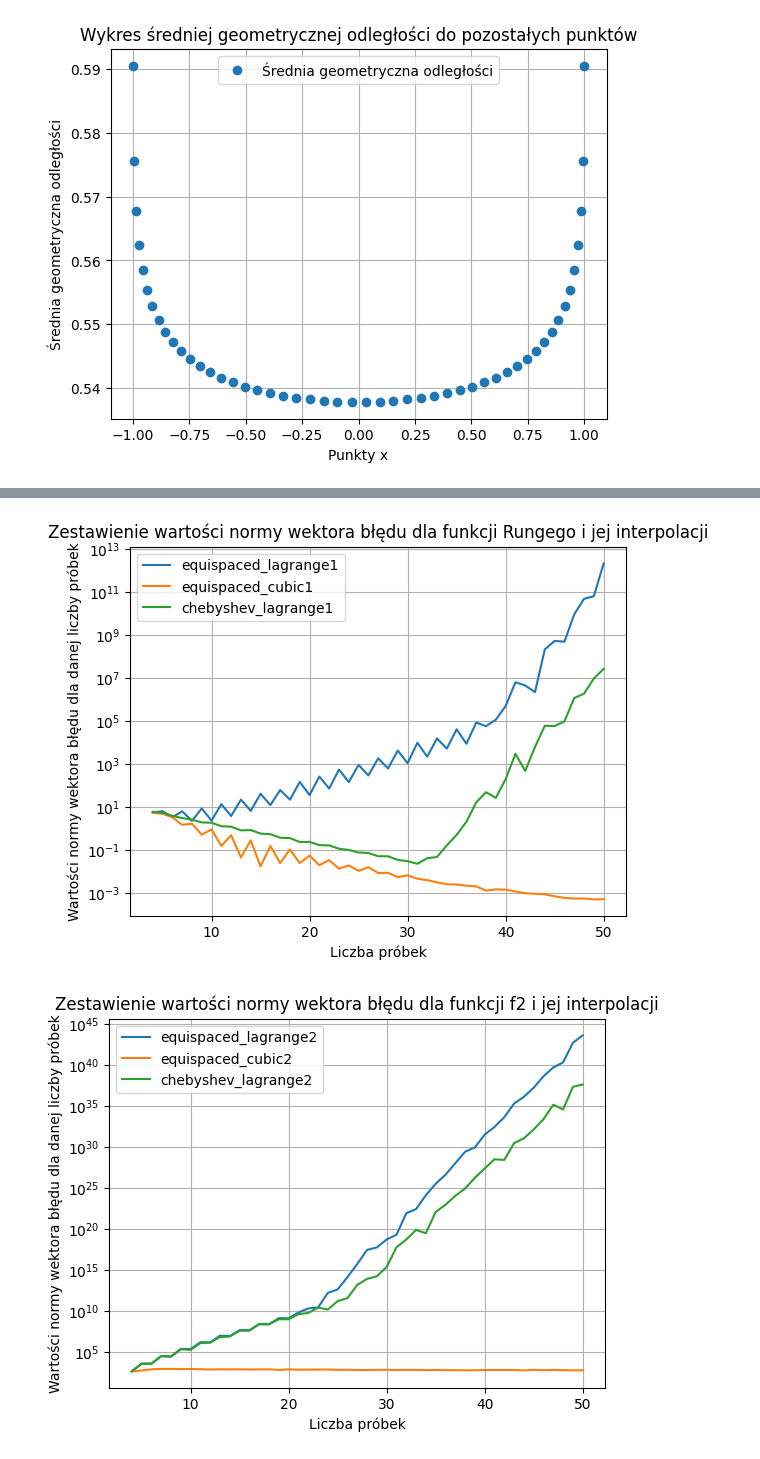
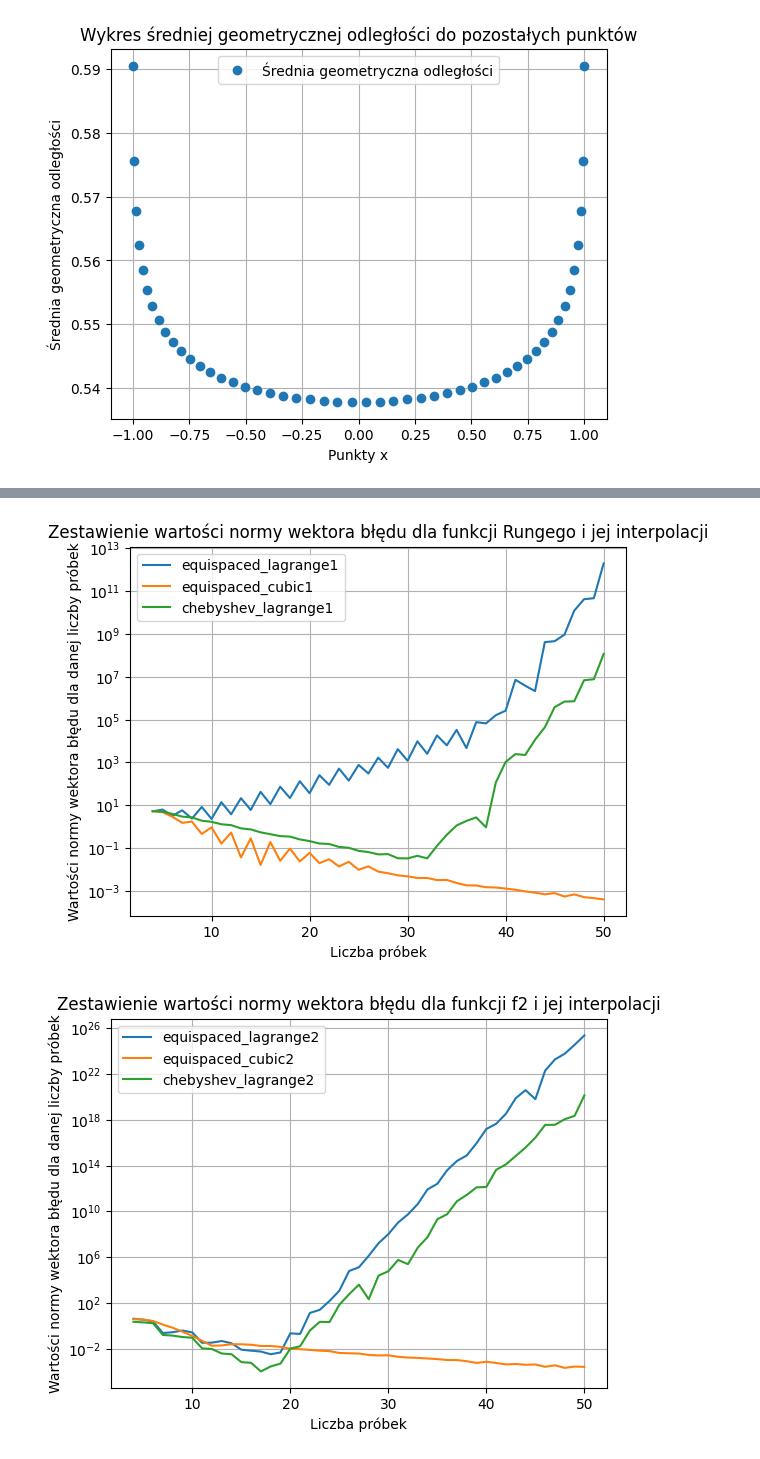
Before and after one commit to FalcO0O/MOWNiT, a Jupyter notebook: Lab_4/main.ipynb, the cells around one changed output, grey strips where cells are left out. Drawn from its saved outputs; the diff is of its cells as text; code cells hidden in the pictures.

Commit message:
Fixed bug in task 2 in lab4
Fixed bug where interpolation of f2 was done on the wrong domain.

```diff
--- a/Lab_4/main.ipynb
+++ b/Lab_4/main.ipynb
@@ -58,15 +58,16 @@ f2 = lambda x: np.exp(np.cos(x))
 domain1 = [-1, 1]
 domain2 = [0, 2*pi]
 
-def generate_interpolations(f, n):
+def generate_interpolations(f, n, domain):
     """This function takes the interpolated function f and the number of nodes n.
     The following interpolations are returned (in the given order):
     1. Lagrange interpolation with equispaced nodes
     2. Cubic splines with equispaced nodes
     3. Lagrange interpolation with Chebyshev nodes
     """
-    equispaced_nodes = generateEquispacedPoints(n)
+    equispaced_nodes = np.linspace(domain[0], domain[1], n)
     chebyshev_nodes = generateChebyshevPoints(n)
+    chebyshev_nodes = [(node+1)/2*(domain[1]-domain[0])+domain[0] for node in chebyshev_nodes]
     return scipy.interpolate.lagrange(equispaced_nodes, [f(x) for x in equispaced_nodes]), \
            scipy.interpolate.CubicSpline(equispaced_nodes, [f(x) for x in equispaced_nodes]), \
            scipy.interpolate.lagrange(chebyshev_nodes, [f(x) for x in chebyshev_nodes])
@@ -85,7 +86,7 @@ def plot_f_with_approx(f, approx_f_list, sample_list, fun_name):
 
 # Generating interpolations
 n = 12
-equispaced_lagrange1, equispaced_cubic1, chebyshev_lagrange1 = generate_interpolations(f1, n)
+equispaced_lagrange1, equispaced_cubic1, chebyshev_lagrange1 = generate_interpolations(f1, n, domain1)
 
 # Plotting the interpolated functions
 approx_names1 = ['equispaced_lagrange1', 'equispaced_cubic1', 'chebyshev_lagrange1']
@@ -95,35 +96,35 @@ sample_list = [generateEquispacedPoints(10*n), generateEquispacedPoints(10*n), g
 plot_f_with_approx(f1, approx_list, sample_list, 'Rungego')
 
 n_range = (4, 51) # [4, 51)
-interpolations_list1 = [generate_interpolations(f1, n) for n in range(*n_range)]
-interpolations_list2 = [generate_interpolations(f2, n) for n in range(*n_range)]
+interpolations_list1 = [generate_interpolations(f1, n, domain1) for n in range(*n_range)]
+interpolations_list2 = [generate_interpolations(f2, n, domain2) for n in range(*n_range)]
 
 def generate_error_norm(f, f_approx, domain, n = 500):
     samples = np.random.rand(n)*(domain[1]-domain[0])+domain[0]
     return np.sqrt(sum((f(x)-f_approx(x))**2 for x in samples))
 
 error_norms1 = [(generate_error_norm(f1, interpolation, domain1) for interpolation in interpolations) for interpolations in interpolations_list1]
 error_norms2 = [(generate_error_norm(f2, interpolation, domain2) for interpolation in interpolations) for interpolations in interpolations_list2]
 
 def plot_error_norms(error_norms, n_range, approx_names, fun_name):
     point_sets = [([], []) for _ in range(len(approx_names))]
     for norms, n in zip(error_norms, range(*n_range)):
         for i, norm in enumerate(norms):
             point_sets[i][0].append(n)
             point_sets[i][1].append(norm)
     for i, points in enumerate(point_sets):
         plt.plot(*points, label=approx_names[i])
     plt.xlabel('Liczba próbek')
     plt.ylabel('Wartości normy wektora błędu dla danej liczby próbek')
     plt.yscale('log')
     plt.title('Zestawienie wartości normy wektora błędu dla funkcji '+fun_name+' i jej interpolacji')
     plt.legend()
     plt.grid(True)
     plt.show()
 
 plot_error_norms(error_norms1, n_range, approx_names1, 'Rungego')
 plot_error_norms(error_norms2, n_range, approx_names2, 'f2')
 # %% [output]
 [figure]
-[figure, old version]
+[figure, new version]
-[figure, old version]
+[figure, new version]
```
